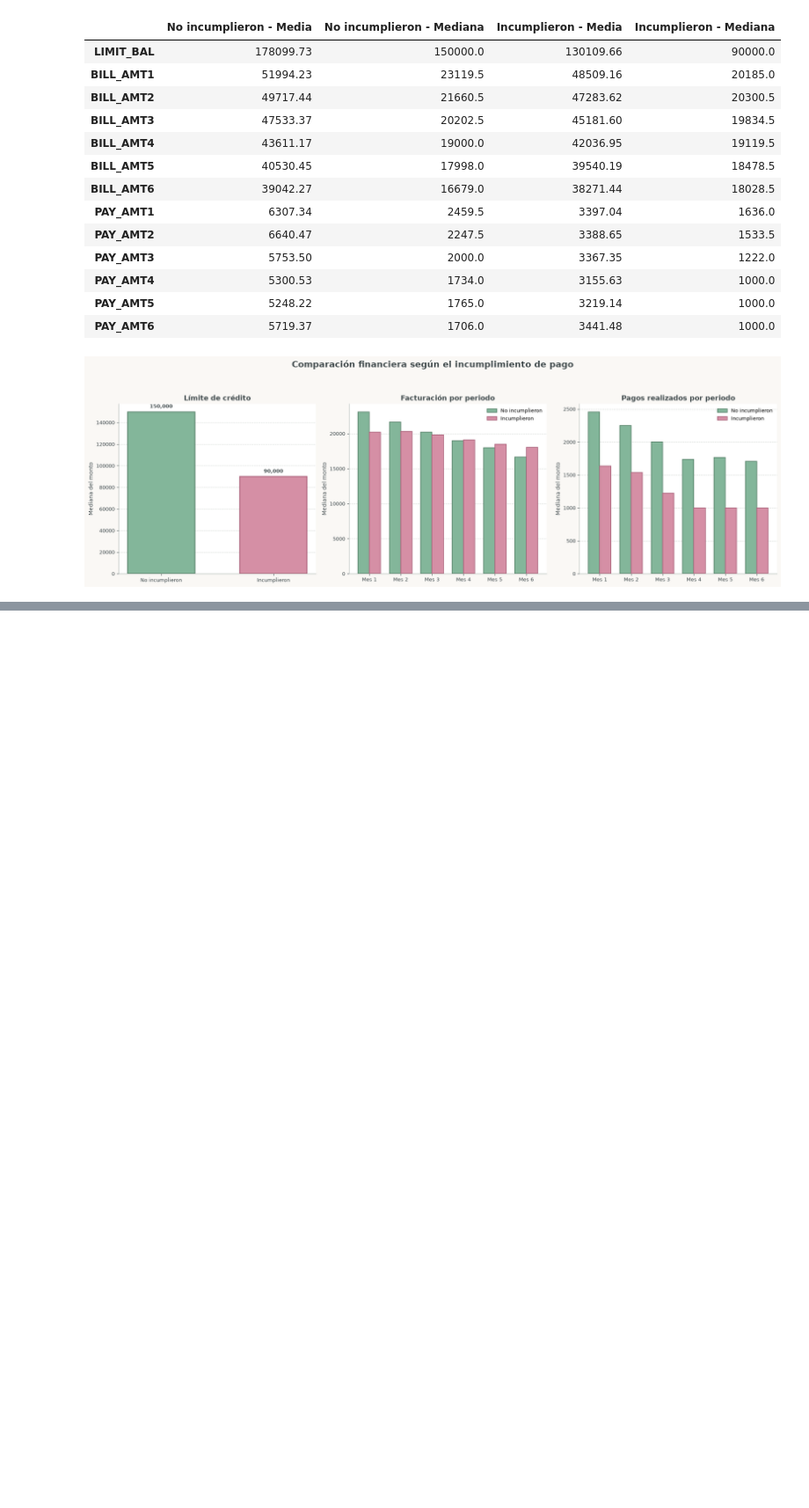
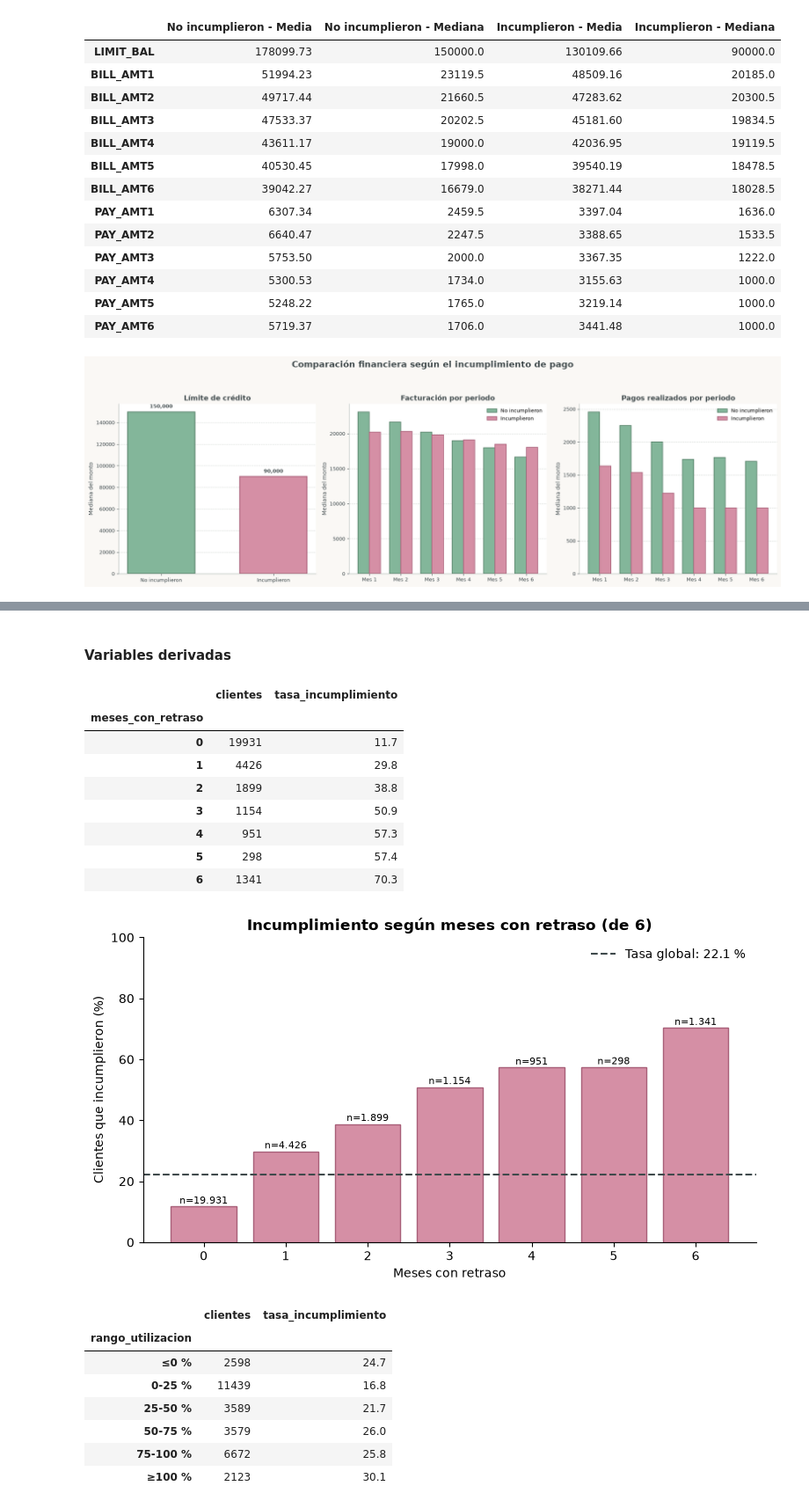
Before and after one commit to manuelarpoce-ui/Proyecto-grupo-4, a Jupyter notebook: notebooks/01_eda.ipynb, the cells around one changed output, grey strips where cells are left out. Shown at 88% size. Cells and saved outputs as stored; diff of their text form; code cells hidden in the pictures; blank space fills up the shorter version.

```diff
--- a/notebooks/01_eda.ipynb
+++ b/notebooks/01_eda.ipynb
@@ -1168,0 +1350,76 @@ plt.show()
+# %% [markdown]
+#### Variables derivadas
+# %%
+tasa_global = df[objetivo].mean() * 100
+
+def tasa_por_rango(base, columna):
+    t = base.groupby(columna, observed=True)[objetivo].agg(
+        clientes="count", tasa_incumplimiento="mean"
+    )
+    t["tasa_incumplimiento"] = (t["tasa_incumplimiento"] * 100).round(1)
+    return t
+
+def graficar_tasa(t, titulo, xlabel):
+    fig, ax = plt.subplots(figsize=(9, 4.5))
+    barras = ax.bar(t.index.astype(str), t["tasa_incumplimiento"],
+                    color="#D58FA5", edgecolor="#A85F78")
+    ax.axhline(tasa_global, color="#3F494B", linestyle="--", linewidth=1.5,
+               label=f"Tasa global: {tasa_global:.1f} %")
+    for barra, n in zip(barras, t["clientes"]):
+        ax.text(barra.get_x() + barra.get_width() / 2, barra.get_height() + 1,
+                f"n={n:,}".replace(",", "."), ha="center", fontsize=8)
+    ax.set_title(titulo, fontweight="bold")
+    ax.set_xlabel(xlabel)
+    ax.set_ylabel("Clientes que incumplieron (%)")
+    ax.set_ylim(0, 100)
+    ax.legend(frameon=False)
+    ax.spines[["top", "right"]].set_visible(False)
+    plt.show()
+
+df_eda = df.copy()   # copia: no modifica la base limpia
+
+# 1) Meses con retraso (de los 6 meses, en cuántos hubo retraso)
+df_eda["meses_con_retraso"] = (df_eda[pay_estado] > 0).sum(axis=1)
+t1 = tasa_por_rango(df_eda, "meses_con_retraso")
+display(t1)
+graficar_tasa(t1, "Incumplimiento según meses con retraso (de 6)", "Meses con retraso")
+
+# 2) Utilización del cupo: factura de septiembre / límite de crédito
+df_eda["utilizacion"] = df_eda["BILL_AMT1"] / df_eda["LIMIT_BAL"]
+df_eda["rango_utilizacion"] = pd.cut(
+    df_eda["utilizacion"], bins=[-np.inf, 1e-9, 0.25, 0.5, 0.75, 1, np.inf], right=False,
+    labels=["≤0 %", "0-25 %", "25-50 %", "50-75 %", "75-100 %", "≥100 %"]
+)
+t2 = tasa_por_rango(df_eda, "rango_utilizacion")
+display(t2)
+graficar_tasa(t2, "Incumplimiento según utilización del cupo (septiembre)", "Factura / límite de crédito")
+
+# 3) Proporción pagada: pago de septiembre / factura de agosto (solo con saldo en agosto)
+con_saldo = df_eda[df_eda["BILL_AMT2"] > 0].copy()
+con_saldo["prop_pagada"] = con_saldo["PAY_AMT1"] / con_saldo["BILL_AMT2"]
+con_saldo["rango_pago"] = pd.cut(
+    con_saldo["prop_pagada"], bins=[-np.inf, 1e-9, 0.05, 0.25, 1, np.inf], right=False,
+    labels=["0 % (no pagó)", "0-5 %", "5-25 %", "25-100 %", "≥100 %"]
+)
+t3 = tasa_por_rango(con_saldo, "rango_pago")
+display(t3)
+graficar_tasa(t3, "Incumplimiento según proporción pagada de la factura anterior", "Pago de septiembre / factura de agosto")
+# %% [output]
+|  | clientes | tasa_incumplimiento |
+| meses_con_retraso |  |  |
+| 0 | 19931 | 11.7 |
+| 1 | 4426 | 29.8 |
+| 2 | 1899 | 38.8 |
+| 3 | 1154 | 50.9 |
+| 4 | 951 | 57.3 |
+| 5 | 298 | 57.4 |
+| 6 | 1341 | 70.3 |
+[figure, added]
+|  | clientes | tasa_incumplimiento |
+| rango_utilizacion |  |  |
+| ≤0 % | 2598 | 24.7 |
+| 0-25 % | 11439 | 16.8 |
+| 25-50 % | 3589 | 21.7 |
+| 50-75 % | 3579 | 26.0 |
+| 75-100 % | 6672 | 25.8 |
+| ≥100 % | 2123 | 30.1 |
```
Also changed, not shown: parts of 18 cells of this notebook.
